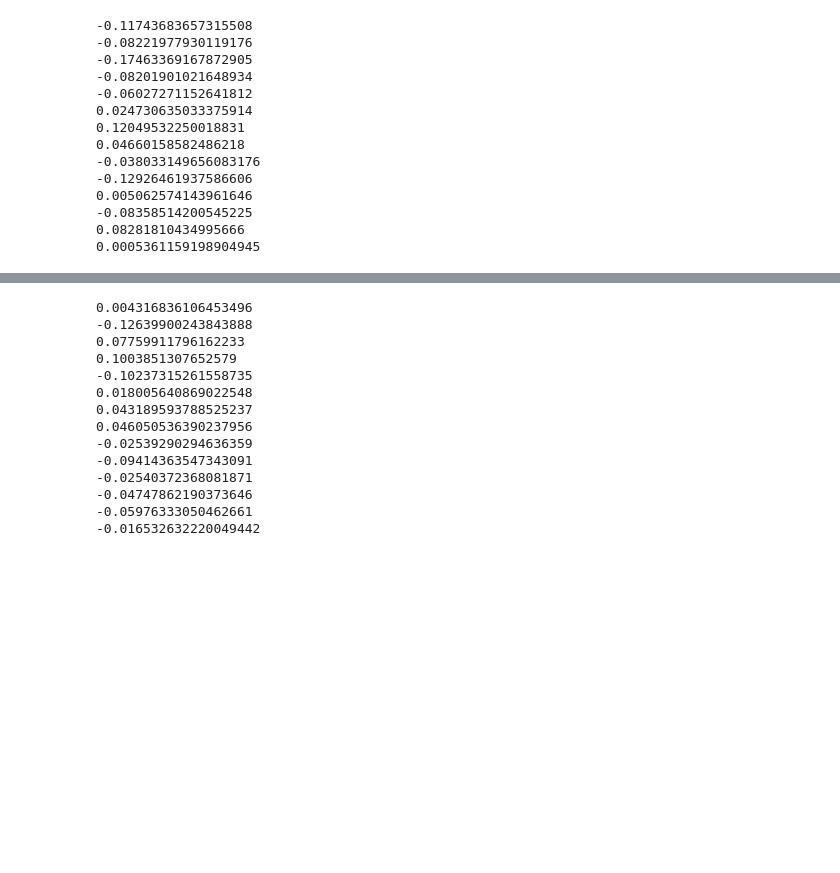
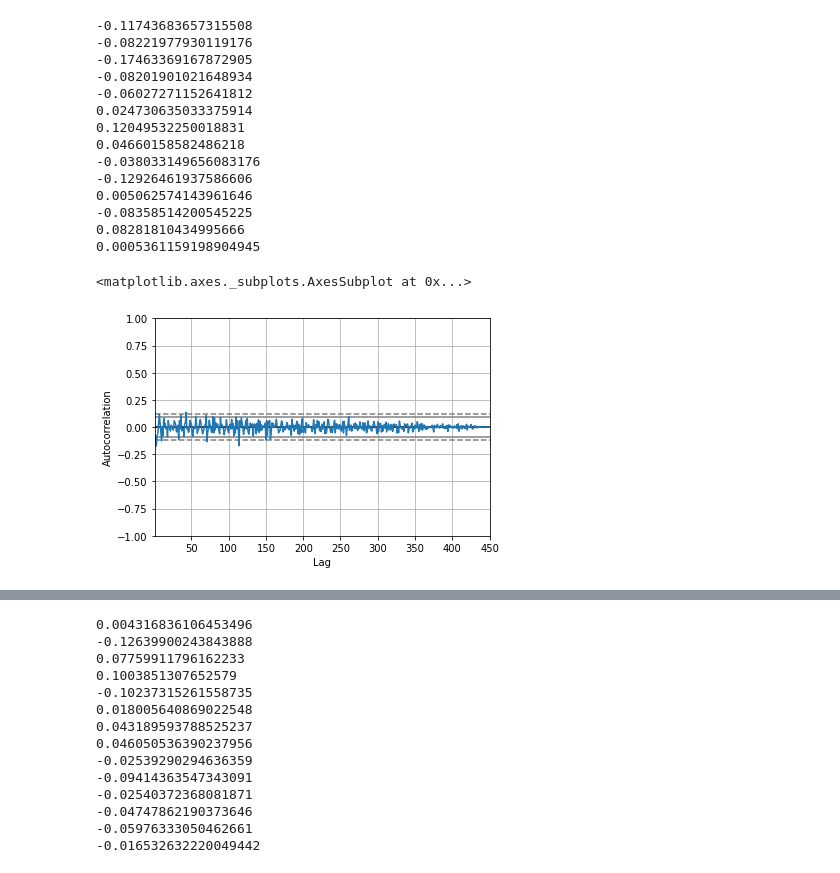
Before and after one commit to CameronDHarris/jazzflow, a Jupyter notebook: benWebsterBot.ipynb, the cells around one changed output, grey strips where cells are left out. Drawn from its saved outputs; the diff is of its cells as text; code cells hidden in the pictures; blank space fills up the shorter version.

```diff
--- a/benWebsterBot.ipynb
+++ b/benWebsterBot.ipynb
@@ -293,3 +241,8 @@ for i in range(1, 15):
 -0.08358514200545225
 0.08281810434995666
 0.0005361159198904945
+# %%
+pd.plotting.autocorrelation_plot(df['pitch_differences'])
+# %% [output]
+<matplotlib.axes._subplots.AxesSubplot at 0x...>
+[figure, added]
```
Also changed, not shown: parts of 47 cells of this notebook.
